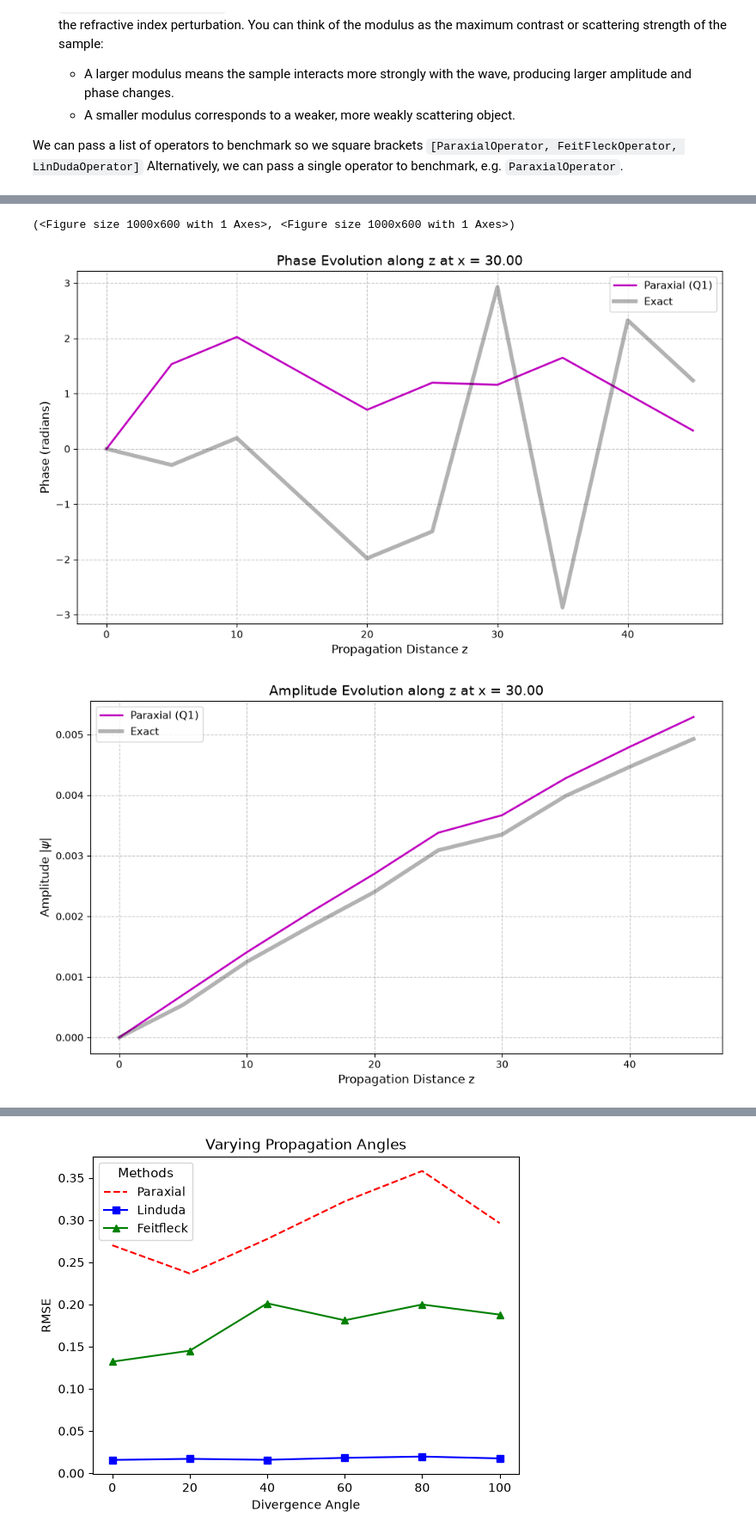
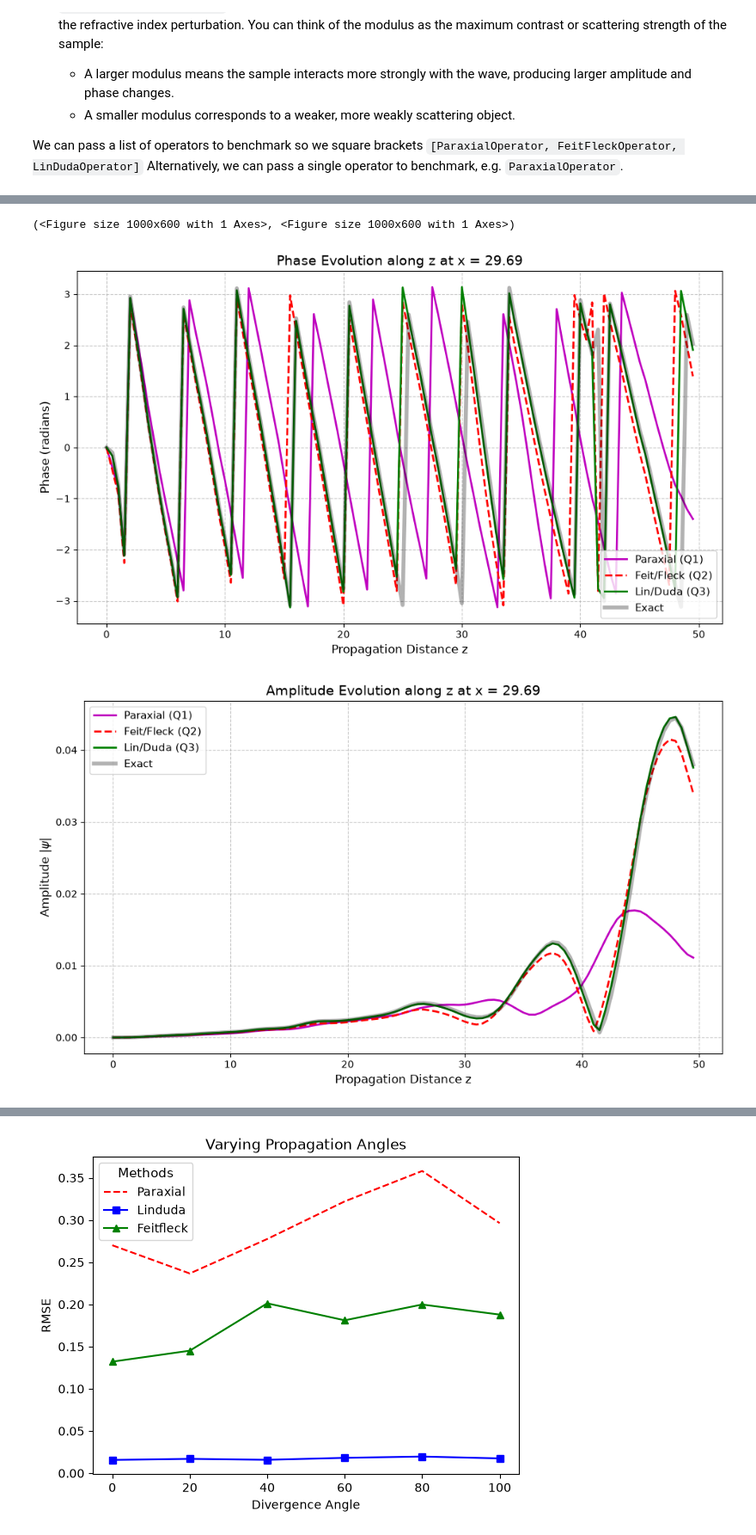
Before and after one commit to bryceshirley/ptychobench, a Jupyter notebook: contributor_notes/lizard_notes/benchmark_tutorial.ipynb, the cells around one changed output, grey strips where cells are left out. Shown at 86% size. Cells and saved outputs as stored; diff of their text form; code cells hidden in the pictures.

```diff
--- a/contributor_notes/lizard_notes/benchmark_tutorial.ipynb
+++ b/contributor_notes/lizard_notes/benchmark_tutorial.ipynb
@@ -57,8 +57,8 @@ We first create the simulation grid and choose a sample to propagate light throu
 We can pass a list of operators to benchmark so we square brackets `[ParaxialOperator, FeitFleckOperator, LinDudaOperator]`
 Alternatively, we can pass a single operator to benchmark, e.g. `ParaxialOperator`.
 # %%
-sample = StraightBalls(modulus=0.8)
-operators = ParaxialOperator
-grid = SimulationGrid(divergence_angle=0.0, N=10, Nz = 10)
+sample = Apoferritin(modulus=0.1)
+operators = [ParaxialOperator, FeitFleckOperator, LinDudaOperator]
+grid = SimulationGrid(divergence_angle=0.0)
 result = run_benchmark(grid, sample, operators)
 # %% [output]
@@ -67,6 +67,7 @@ result = run_benchmark(grid, sample, operators)
 # %%
 result.plot_evolution_1D(0.8)
+result.plot_evolution_1D()
 # %% [output]
 (<Figure size 1000x600 with 1 Axes>, <Figure size 1000x600 with 1 Axes>)
-[figure, old version]
+[figure, new version]
-[figure, old version]
+[figure, new version]
```
Also changed, not shown: parts of 5 cells of this notebook, 9 other files.
